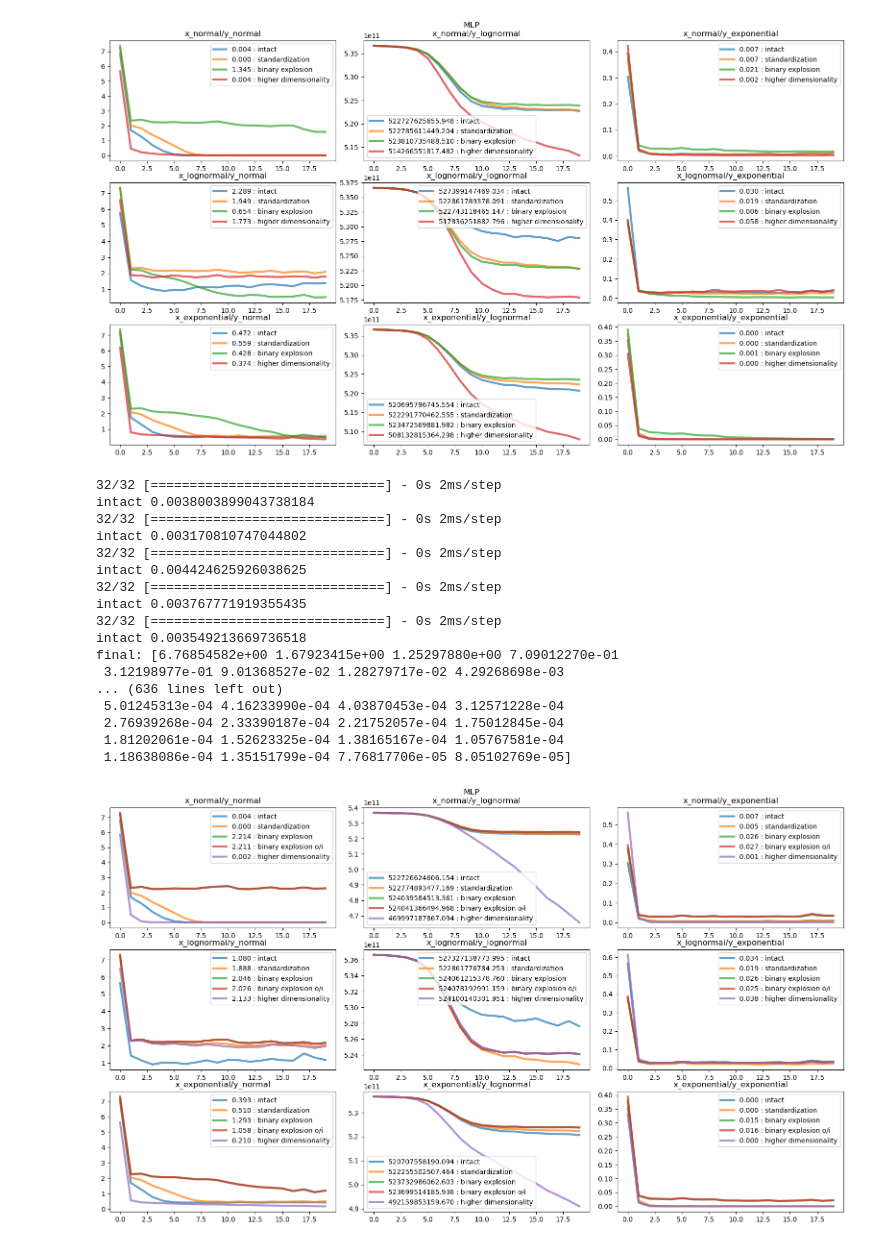
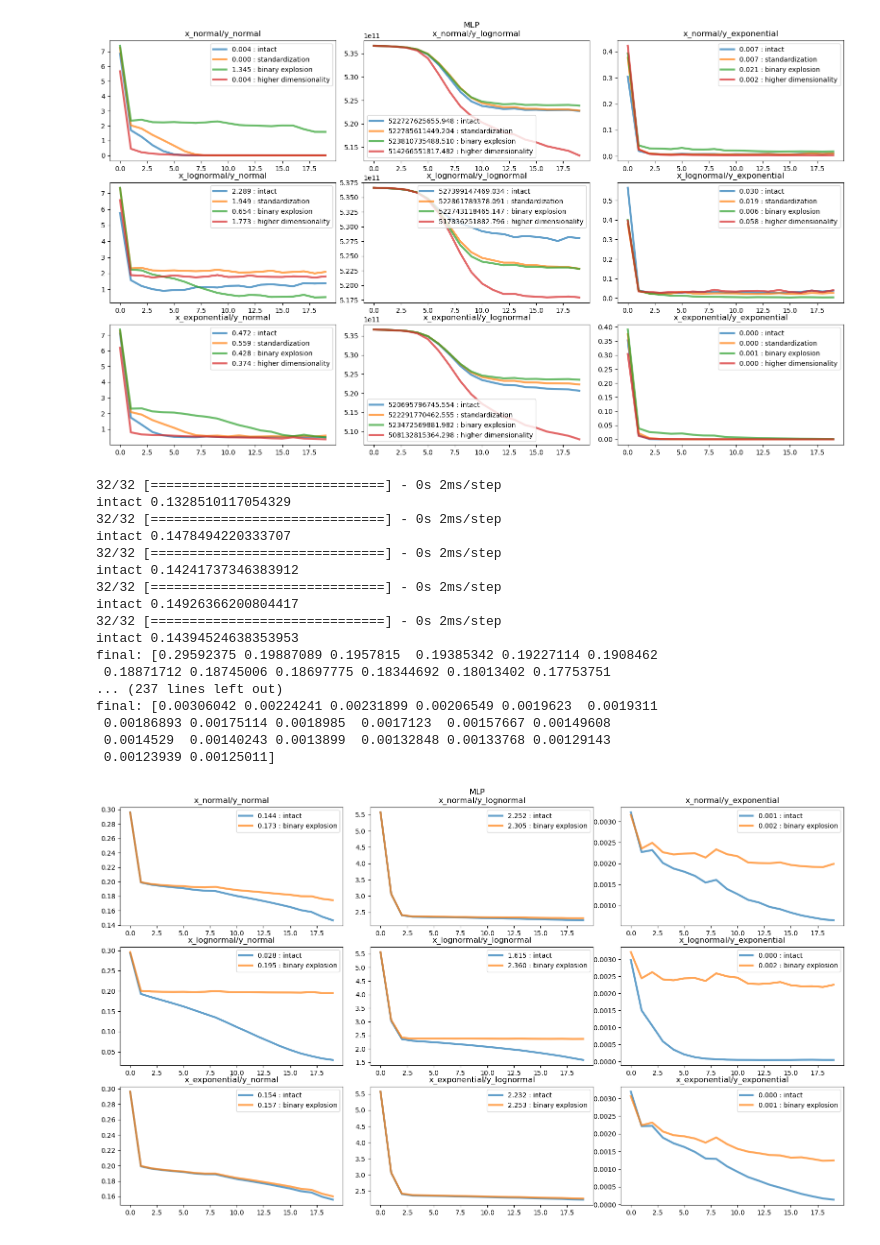
Before and after one commit to Nearpit/BaseEncoding, a Jupyter notebook: experiments_1.ipynb, the cells around one changed output. Drawn from its saved outputs; the diff is of its cells as text; code cells hidden in the pictures.

```diff
--- a/experiments_1.ipynb
+++ b/experiments_1.ipynb
@@ -292,3 +292,11 @@ intact 0.00358613217120892
  2.03164201e-04 2.05229883e-04 1.82160955e-04 1.43185754e-04
  9.86601084e-05 1.12192417e-04 7.34164962e-05 8.14679628e-05]
 [figure]
+# %%
+seed_list = [1,2,3,4,5]
+dist_list = ['normal', 'lognormal', 'exponential']
+n_samples = 1000
+n_features = 1
+mean = 1
+std = 0.6
+epochs = 20
@@ -311,13 +321,14 @@ for dist_name in dist_list:
 fig, ax = plt.subplots(len(x_array), len(y_array), figsize=(16, 9))
 fig.tight_layout()
 transform_layer = FloatBaseEncoder(base=10, encode_sign=True, column_width=32)
-transform_layer_only_integers = FloatBaseEncoder(base=10, encode_sign=True, column_width=32, only_integers=True)
+transform_layer_only_integers = FloatBaseEncoder(base=16, encode_sign=True, column_width=32, only_integers=True)
 activation = activation=keras.activations.sigmoid
 tranformations = {  'intact': lambda x: x,
-                    'standardization': standard,
-                    'binary explosion': lambda x: transform_layer(x).squeeze(1),
-                    'binary explosion o/i': lambda x: transform_layer_only_integers(x).squeeze(1),
-                    'higher dimensionality': lambda x, n=5: np.power(x, np.arange(1, n))}
+                    # 'standardization': standard,
+                    'binary explosion': lambda x: transform_layer(x).squeeze(1)
+                    # 'binary explosion o/i': lambda x: transform_layer_only_integers(x).squeeze(1),
+                    # 'higher dimensionality': lambda x, n=5: np.power(x, np.arange(1, n))
+                    }
 
 for idx, x_name in enumerate(x_array):
     for idy, y_name in enumerate(y_array):
@@ -328,45 +339,45 @@ for idx, x_name in enumerate(x_array):
                 cur_x, cur_y = eval(x_name+'[seed]'), eval(y_name+'[seed]')
                 transformed_x = func_transformation(cur_x)
                 try:
-                    model = MLP(transformed_x.shape[1], 1, 512, depth=4, activation=activation)
+                    model = MLP(transformed_x.shape[1], 1, 128, depth=2, activation=activation)
                     model.compile(optimizer=keras.optimizers.Adam(learning_rate=1e-4), loss='mse')
                     batch = model.fit(transformed_x, cur_y, epochs=epochs, verbose=0)
                     # print(batch.history['loss'])
                     history += np.array(batch.history['loss'])
                     # print(history)
                     y_hat = model.predict(transformed_x)
                     score = mse(y_hat, cur_y)
                     print(name_transformation, score)
                     # ax[idx, idy].plot(history.history['loss'], '-', alpha=0.7, linewidth=3, label=f'{score:0.3f} : {name_transformation}')
                 except:
                     print(name_transformation, 'NANS')
 
             history = history/len(seed_list)
             print(f'final: {history}')
             ax[idx, idy].plot(history, '-', alpha=0.7, linewidth=3, label=f'{score:0.3f} : {name_transformation}')
 
         # ax[idx, idy].scatter(cur_x, cur_y, c='black', marker='x', label=f'Ground Truth', s=10)
 
         ax[idx, idy].set_title(f'{x_name}/{y_name}')
         ax[idx, idy].legend()
 plt.suptitle('MLP', y=1.02)
 plt.show()
 # %% [output]
 32/32 [==============================] - 0s 2ms/step
-intact 0.0038003899043738184
+intact 0.1328510117054329
 32/32 [==============================] - 0s 2ms/step
-intact 0.003170810747044802
+intact 0.1478494220333707
 32/32 [==============================] - 0s 2ms/step
-intact 0.004424625926038625
+intact 0.14241737346383912
 32/32 [==============================] - 0s 2ms/step
-intact 0.003767771919355435
+intact 0.14926366200804417
 32/32 [==============================] - 0s 2ms/step
-intact 0.003549213669736518
-final: [6.76854582e+00 1.67923415e+00 1.25297880e+00 7.09012270e-01
- 3.12198977e-01 9.01368527e-02 1.28279717e-02 4.29268698e-03
-... (636 lines left out)
- 5.01245313e-04 4.16233990e-04 4.03870453e-04 3.12571228e-04
- 2.76939268e-04 2.33390187e-04 2.21752057e-04 1.75012845e-04
- 1.81202061e-04 1.52623325e-04 1.38165167e-04 1.05767581e-04
- 1.18638086e-04 1.35151799e-04 7.76817706e-05 8.05102769e-05]
+intact 0.14394524638353953
+final: [0.29592375 0.19887089 0.1957815  0.19385342 0.19227114 0.1908462
+ 0.18871712 0.18745006 0.18697775 0.18344692 0.18013402 0.17753751
+... (237 lines left out)
+final: [0.00306042 0.00224241 0.00231899 0.00206549 0.0019623  0.0019311
+ 0.00186893 0.00175114 0.0018985  0.0017123  0.00157667 0.00149608
+ 0.0014529  0.00140243 0.0013899  0.00132848 0.00133768 0.00129143
+ 0.00123939 0.00125011]
-[figure, old version]
+[figure, new version]
```
Also changed, not shown: parts of 1 cell of this notebook, 1 other file.
